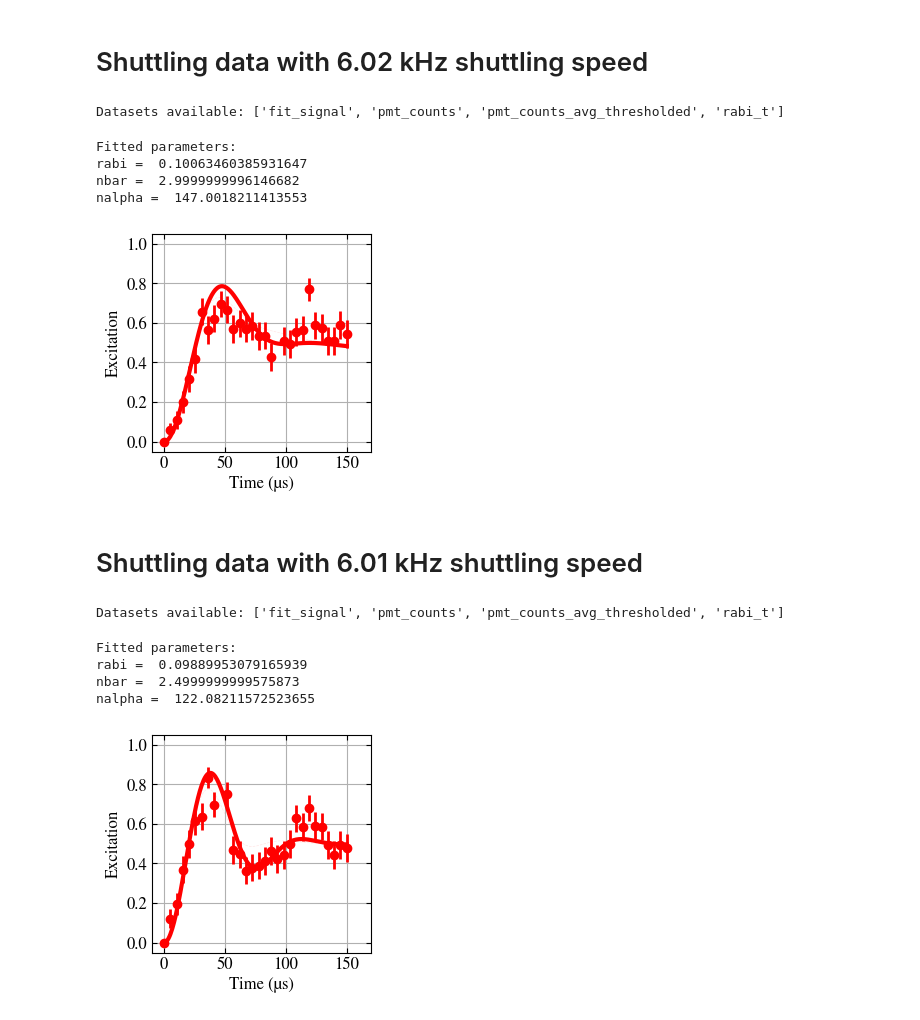
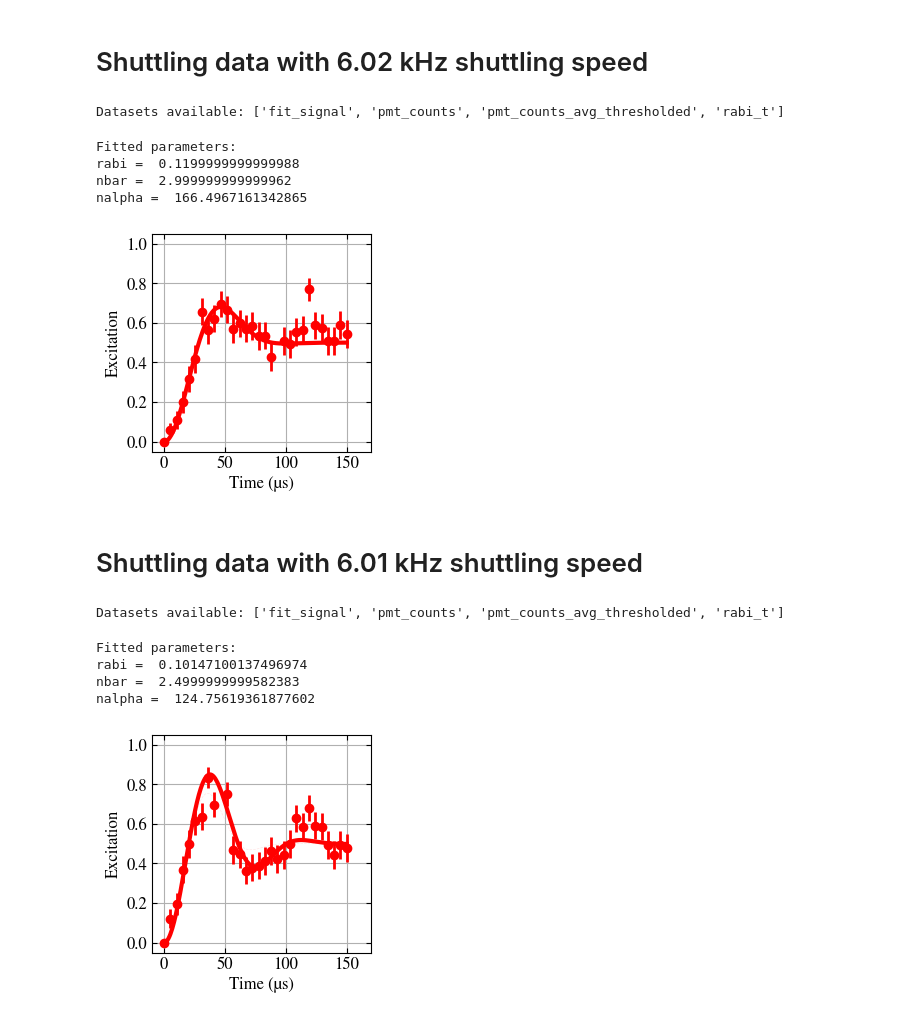
Before and after one commit to HaeffnerLab/Multiplexing, a Jupyter notebook: Shuttling 9-ion rabi 20250116.ipynb, the cells around one changed output. Cells and saved outputs as stored; diff of their text form; code cells hidden in the pictures.

```diff
--- a/Shuttling 9-ion rabi 20250116.ipynb
+++ b/Shuttling 9-ion rabi 20250116.ipynb
@@ -88,9 +88,9 @@ pmt_counts_avg_thresholded = pmt_counts_avg_thresholded / np.max(pmt_counts_avg_
 ###########################################
 
 n_ions = 9
-N = 200
+N = 300
 
-def pe_model_optimized(time, rabi_0_fit = rabi, nbar_fit = nbar, nalpha_fit = nalpha):
+def pe_model_optimized(time, rabi_0_fit, nbar_fit, nalpha_fit):
     ndisplace_fit = complex(0, np.sqrt(nalpha_fit))
     intensity_distribution = np.array([0.96912696, 0.9844114, 0.99344862, 0.99840835, 1., 0.99840835, 0.99344862, 0.9844114, 0.96912696])
     pe_fit = np.zeros_like(time)
@@ -166,7 +166,7 @@ nalpha =  0.9999999997825499
 rabi = fitted_rabi
 nbar =  fitted_nbar
 n_ions = 9
-N = 200
+N = 300
 nalpha = fitted_nalpha
 
 # You already have these lines in your code
@@ -177,7 +177,7 @@ nbars = [nbar - 3, nbar, nbar + 3]
 results = []
 
 for nbar in nbars:
-    D_population, _ = pe_model_optimized(time, nbar_fit=nbar, nalpha_fit=nalpha)
+    D_population, _ = pe_model_optimized(time, rabi_0_fit=rabi, nbar_fit=nbar, nalpha_fit=nalpha)
     results.append(D_population)
 
 import os
@@ -271,7 +271,7 @@ nalpha =  121.94699136998133
 rabi = fitted_rabi
 nbar =  fitted_nbar
 n_ions = 9
-N = 200
+N = 300
 nalpha = fitted_nalpha
 
 # You already have these lines in your code
@@ -282,7 +282,7 @@ nbars = [nbar - 3, nbar, nbar + 3]
 results = []
 
 for nbar in nbars:
-    D_population, _ = pe_model_optimized(time, nbar_fit=nbar, nalpha_fit=nalpha)
+    D_population, _ = pe_model_optimized(time, rabi_0_fit=rabi, nbar_fit=nbar, nalpha_fit=nalpha)
     results.append(D_population)
 
 import os
@@ -367,16 +367,16 @@ print("nalpha = ", fitted_nalpha)
 # %% [output]
 Datasets available: ['fit_signal', 'pmt_counts', 'pmt_counts_avg_thresholded', 'rabi_t']
 Fitted parameters:
-rabi =  0.10063460385931647
-nbar =  2.9999999996146682
-nalpha =  147.0018211413553
+rabi =  0.1199999999999988
+nbar =  2.999999999999962
+nalpha =  166.4967161342865
 # %%
 # Running simulation
 # rabi =  fitted_rabi
 rabi = fitted_rabi
 nbar =  fitted_nbar
 n_ions = 9
-N = 200
+N = 300
 nalpha = fitted_nalpha
 
 # You already have these lines in your code
@@ -387,7 +387,7 @@ nbars = [nbar - 3, nbar, nbar + 3]
 results = []
 
 for nbar in nbars:
-    D_population, _ = pe_model_optimized(time, nbar_fit=nbar, nalpha_fit=nalpha)
+    D_population, _ = pe_model_optimized(time, rabi_0_fit=rabi, nbar_fit=nbar, nalpha_fit=nalpha)
     results.append(D_population)
 
 import os
@@ -398,34 +398,34 @@ np.save("./data/save_rabi_t_shuttling_static.npy", rabi_t)
 np.save("./data/save_pmt_counts_avg_thresholded_shuttling_static.npy", pmt_counts_avg_thresholded)
 np.save("./data/save_rabi_t_shuttling_static_simulation.npy", time)
 np.save("./data/save_pmt_counts_avg_thresholded_shuttling_static_simulation.npy", results)
 
 rabi_t = np.load("./data/save_rabi_t_shuttling_static.npy")
 pmt_counts_avg_thresholded = np.load("./data/save_pmt_counts_avg_thresholded_shuttling_static.npy")
 time = np.load("./data/save_rabi_t_shuttling_static_simulation.npy")
 results = np.load("./data/save_pmt_counts_avg_thresholded_shuttling_static_simulation.npy")
 
 # Plotting
 plt.figure(figsize=(2.83, 2.83))
 errorbar = np.sqrt(pmt_counts_avg_thresholded * (1 - pmt_counts_avg_thresholded)) / np.sqrt(n_samples)
 plt.errorbar(rabi_t[:], pmt_counts_avg_thresholded[:], yerr=errorbar[:], fmt='o', c='red', lw=2, zorder=2, label='Data')
 # plt.scatter(rabi_t[:], pmt_counts_avg_thresholded[:], c='red', s=30, zorder=2, label='Data')
 # plt.errorbar(rabi_t[:], pmt_counts_avg_thresholded[:], yerr=errorbar[:], fmt='o', c='C0', lw=1, zorder=2, label='Data')
 plt.plot(time, results[1], c='red', lw=3, zorder=3, label=f'$\\bar{{n}}_{{th}} = {np.average(nbars):.1f} \\pm {(np.average(nbars) - nbars[0]):.1f}$')
 plt.plot(time, results[0], '--', c='red', lw=0.5, zorder=1, alpha=0.1)
 plt.plot(time, results[2], '--', c='red', lw=0.5, zorder=1, alpha=0.1)
 plt.fill_between(time, results[0], results[2], color='red', alpha=0.3)
 # plt.title('9-ion rabi oscillation after half speed shuttling', fontdict={'family': 'STIXGeneral', 'size': 12})
 plt.xlabel(r'Time (µs)', fontdict={'family': 'STIXGeneral', 'size': 12})
 plt.ylabel(r'Excitation', fontdict={'family': 'STIXGeneral', 'size': 12})
 plt.ylim(-0.05, 1.05)
 plt.xlim(-10, 170)
 # plt.legend(loc='lower right')
 # plt.legend()
 plt.grid(True)
 plt.savefig('./outputs/shuttling/Rabi_9_ions_no_shuttling.pdf', format='pdf', bbox_inches='tight')
 plt.show()
 # %% [output]
-[figure, old version]
+[figure, new version]
 # %% [markdown]
 # Shuttling data with 6.01 kHz shuttling speed
 # %%
@@ -472,9 +472,9 @@ print("nalpha = ", fitted_nalpha)
 # %% [output]
 Datasets available: ['fit_signal', 'pmt_counts', 'pmt_counts_avg_thresholded', 'rabi_t']
 Fitted parameters:
-rabi =  0.09889953079165939
-nbar =  2.4999999999575873
-nalpha =  122.08211572523655
+rabi =  0.10147100137496974
+nbar =  2.4999999999582383
+nalpha =  124.75619361877602
 # %%
 # Running simulation
 # rabi =  fitted_rabi
```
Also changed, not shown: parts of 9 cells of this notebook, 3 other files.
